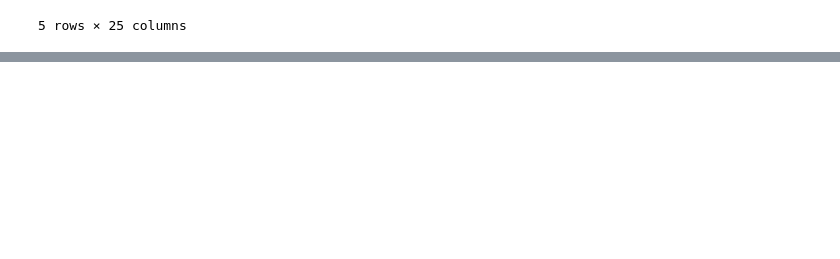
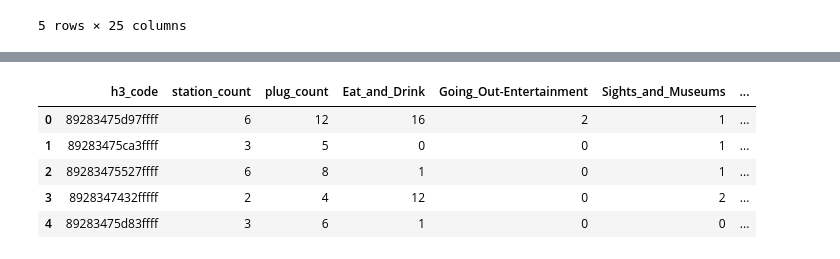
Before and after one commit to ND-Captstone-Magic/capstone_project, a Jupyter notebook: DA_2019 (smaller h3).ipynb, the cells around one changed output, grey strips where cells are left out. Cells and saved outputs as stored; diff of their text form; code cells hidden in the pictures; blank space fills up the shorter version.

```diff
--- a/DA_2019 (smaller h3).ipynb
+++ b/DA_2019 (smaller h3).ipynb
@@ -578,0 +599,2 @@ charging_2019.head()
+# %%
+charging_2019['start_hour'] = charging_2019.start_date.dt.hour
@@ -578,0 +664,24 @@ charging_2019.head()
+# %%
+def total_duration_mean(row):
+    return charging_2019[(charging_2019.h3_code == row['h3_code'])].mean()['total_duration_min']
+def total_charging_mean(row):
+    return charging_2019[(charging_2019.h3_code == row['h3_code'])].mean()['total_charging_min']
+def total_parking_mean(row):
+    return charging_2019[(charging_2019.h3_code == row['h3_code'])].mean()['total_parking_min']
+def total_idle_mean(row):
+    return charging_2019[(charging_2019.h3_code == row['h3_code'])].median()['total_idle_time_min']
+
+
+master_compare_df['total_duration_min'] = master_compare_df.apply(lambda row : total_duration_mean(row), axis=1)
+master_compare_df['total_charging_min'] = master_compare_df.apply(lambda row : total_charging_mean(row), axis=1)
+master_compare_df['total_parking_min'] = master_compare_df.apply(lambda row : total_parking_mean(row), axis=1)
+master_compare_df['total_idle_time_min'] = master_compare_df.apply(lambda row : total_idle_mean(row), axis=1)
+# %%
+master_compare_df.head()
+# %% [output]
+|  | h3_code | station_count | plug_count | Eat_and_Drink | Going_Out-Entertainment | Sights_and_Museums | ... |
+| 0 | 89283475d97ffff | 6 | 12 | 16 | 2 | 1 | ... |
+| 1 | 89283475ca3ffff | 3 | 5 | 0 | 0 | 1 | ... |
+| 2 | 89283475527ffff | 6 | 8 | 1 | 0 | 1 | ... |
+| 3 | 8928347432fffff | 2 | 4 | 12 | 0 | 2 | ... |
+| 4 | 89283475d83ffff | 3 | 6 | 1 | 0 | 0 | ... |
```
Also changed, not shown: parts of 7 cells of this notebook, 1 other file.
